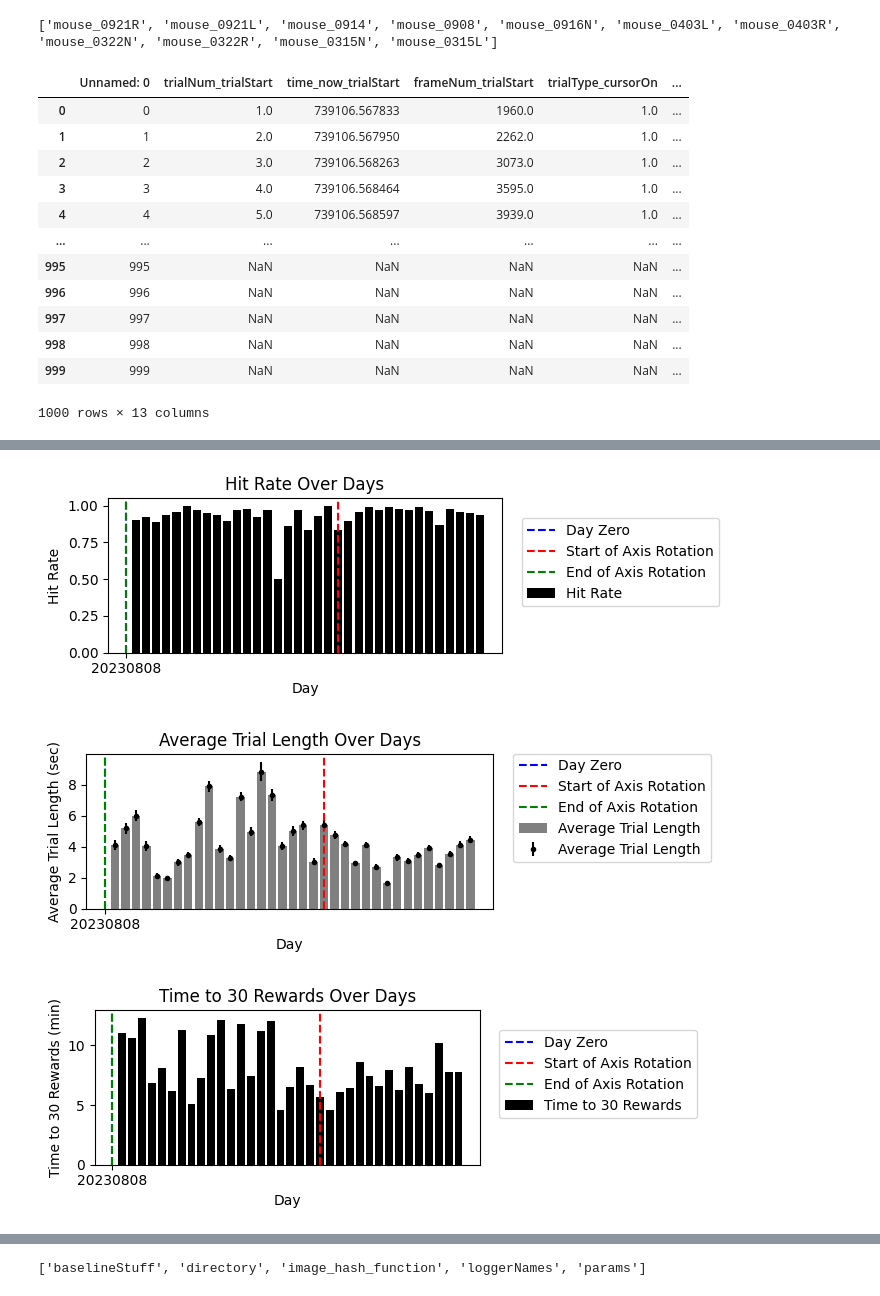
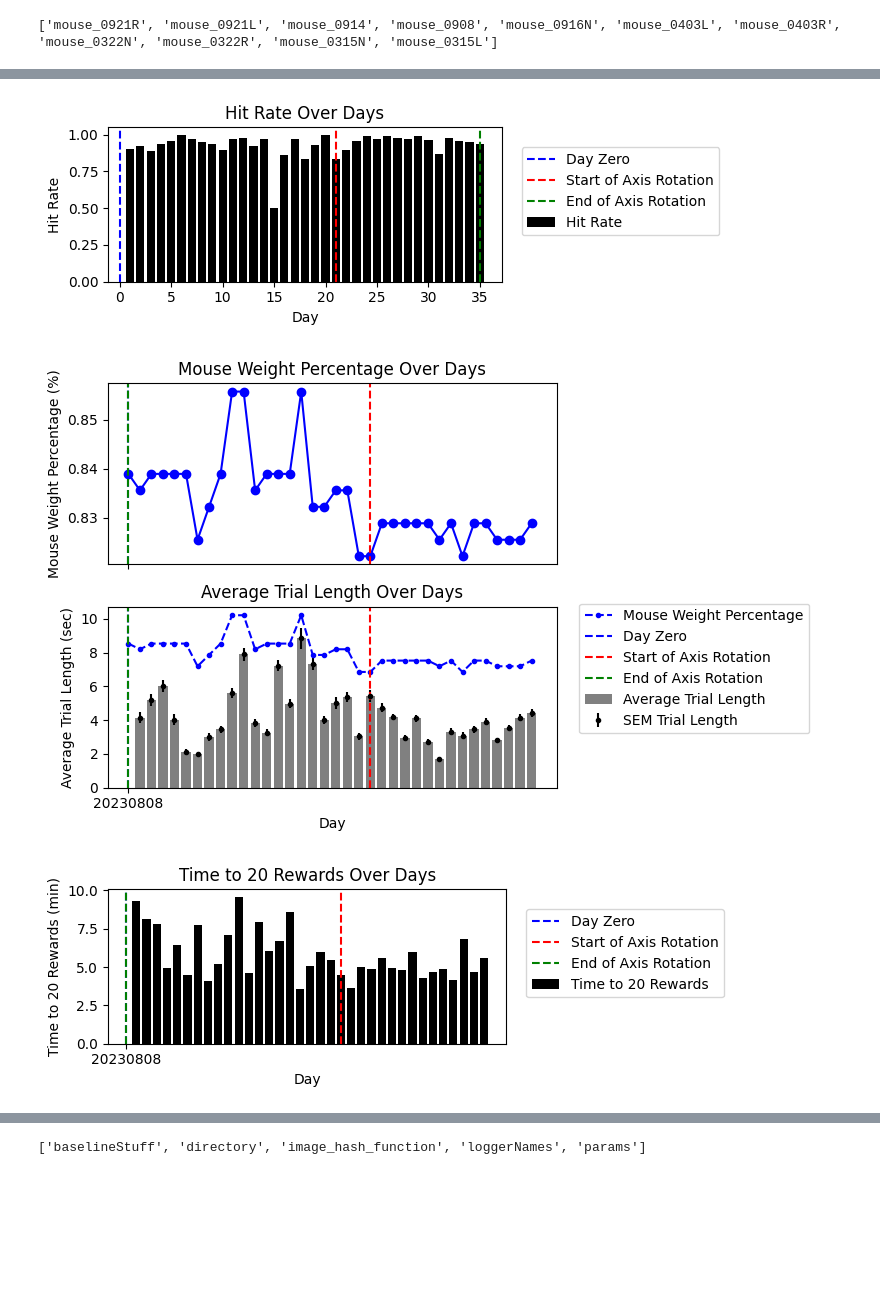
Before and after one commit to ArAbolghasemi/BCI_analysis, a Jupyter notebook: first_pass_analysis.ipynb, the cells around one changed output, grey strips where cells are left out. Saved outputs shown, nothing was run; the diff lists cells and outputs as text; code cells hidden in the pictures; blank space fills up the shorter version.

```diff
--- a/first_pass_analysis.ipynb
+++ b/first_pass_analysis.ipynb
@@ -200,22 +242,14 @@ for day_idx in range(len(day_list)):
 
 #trials = expLoggers['trials'].load()
 #trials
-# %%
-trials_df
-# %% [output]
-|  | Unnamed: 0 | trialNum_trialStart | time_now_trialStart | frameNum_trialStart | trialType_cursorOn | ... |
-| 0 | 0 | 1.0 | 739106.567833 | 1960.0 | 1.0 | ... |
-| 1 | 1 | 2.0 | 739106.567950 | 2262.0 | 1.0 | ... |
-| 2 | 2 | 3.0 | 739106.568263 | 3073.0 | 1.0 | ... |
-| 3 | 3 | 4.0 | 739106.568464 | 3595.0 | 1.0 | ... |
-| 4 | 4 | 5.0 | 739106.568597 | 3939.0 | 1.0 | ... |
-| ... | ... | ... | ... | ... | ... | ... |
-| 995 | 995 | NaN | NaN | NaN | NaN | ... |
-| 996 | 996 | NaN | NaN | NaN | NaN | ... |
-| 997 | 997 | NaN | NaN | NaN | NaN | ... |
-| 998 | 998 | NaN | NaN | NaN | NaN | ... |
-| 999 | 999 | NaN | NaN | NaN | NaN | ... |
-1000 rows × 13 columns
+# %%
+first_remaping_day = day_list[np.where(remapping_or_not)[0][0]] if np.any(remapping_or_not) else None
+end_remaping_phase = day_list[np.where(remapping_or_not)[0][-1]] if np.any(remapping_or_not) else None
+# valid_days are the days that  after or same as the day_zero
+first_remaping_day_idx = day_list.index(first_remaping_day)
+end_remaping_phase_idx = day_list.index(end_remaping_phase)
+stabel_control_days_idx = list(range(day_zero_idx, first_remaping_day_idx))
+remping_days_idx = list(range(first_remaping_day_idx, end_remaping_phase_idx+1))
 # %%
 # let makle a Stacked Bar plot of the reward rates gay is the active reward rate and blue is the total reward rate
 import matplotlib.pyplot as plt
@@ -224,8 +258,9 @@ plt.bar(range(len(all_reward_rate)), all_reward_rate, label="Total Reward Rate",
 plt.bar(range(len(active_reward_rate)), active_reward_rate, label="Active Reward Rate", color='black')
 # let have vertical lines to show the start and end of the axis rotation period
 plt.axvline(x=day_zero_idx, color='b', linestyle='--', label='Day Zero')
-plt.axvline(x=first_remaping_day_idx, color='r', linestyle='--', label='Start of Axis Rotation')
-plt.axvline(x=end_remaping_phase, color='g', linestyle='--', label='End of Axis Rotation')
+if first_remaping_day_idx is not None:
+    plt.axvline(x=first_remaping_day_idx, color='r', linestyle='--', label='Start of Axis Rotation')
+    plt.axvline(x=end_remaping_phase_idx, color='g', linestyle='--', label='End of Axis Rotation')
 plt.xlabel("Day")
 plt.ylabel("Reward Rate (rewards/min)")
 plt.title("Active vs Total Reward Rate Over Days")
@@ -240,8 +275,9 @@ plt.figure(figsize=(7, 2.5))
 plt.bar(range(len(hit_rate)), hit_rate, label="Hit Rate", color='black')
 # let have vertical lines to show the start and end of the axis rotation period
 plt.axvline(x=day_zero_idx, color='b', linestyle='--', label='Day Zero')
-plt.axvline(x=first_remaping_day_idx, color='r', linestyle='--', label='Start of Axis Rotation')
-plt.axvline(x=end_remaping_phase, color='g', linestyle='--', label='End of Axis Rotation')
+if first_remaping_day_idx is not None:
+    plt.axvline(x=first_remaping_day_idx, color='r', linestyle='--', label='Start of Axis Rotation')
+    plt.axvline(x=end_remaping_phase_idx, color='g', linestyle='--', label='End of Axis Rotation')
 plt.xlabel("Day")
 plt.ylabel("Hit Rate")
 plt.title("Hit Rate Over Days")
@@ -251,30 +287,36 @@ output_path = os.path.join(output_dir, f"{mouse_name}_hit_rate_over_days.png")
 plt.savefig(output_path, dpi=300)
 plt.show()
 
-# let plot the reward times over the day for a specific day
-
+# plot the average trial length over days, with error bars showing the standard error of the mean
+# in a 2 subplot that the top is the the plot of the waight percentage over days and the bottom is the average trial length over days(share the x axis)
+# let plot the weight percentage over days
 avrage_trial_length_sec = [np.nanmean(tirals_lengthInFrame_list[day_idx][trials_outcome_list[day_idx]==1]) / sampling_rate for day_idx in range(len(day_list))]
 sem_trial_length_sec = [np.nanstd(tirals_lengthInFrame_list[day_idx][trials_outcome_list[day_idx]==1]) / (sampling_rate * np.sqrt(len(tirals_lengthInFrame_list[day_idx][trials_outcome_list[day_idx]==1]))) for day_idx in range(len(day_list))]
-plt.figure(figsize=(7, 2.5))
-plt.bar(range(len(avrage_trial_length_sec)), avrage_trial_length_sec, label="Average Trial Length", color='gray')
-plt.errorbar(range(len(avrage_trial_length_sec)), avrage_trial_length_sec, yerr=sem_trial_length_sec, fmt='.', color='black', label="Average Trial Length")
-plt.xlabel("Day")
-plt.ylabel("Average Trial Length (sec)")
-plt.title("Average Trial Length Over Days")
+fig, ax = plt.subplots(2, 1, figsize=(8, 5), sharex=True)
+ax[0].plot(range(len(mouse_weight_persantage)), mouse_weight_persantage, label='', color='blue', marker='o')
+ax[0].set_ylabel("Mouse Weight Percentage (%)")
+ax[0].set_title("Mouse Weight Percentage Over Days")
+ax[1].bar(range(len(avrage_trial_length_sec)), avrage_trial_length_sec, label="Average Trial Length", color='gray')
+ax[1].errorbar(range(len(avrage_trial_length_sec)), avrage_trial_length_sec, yerr=sem_trial_length_sec, fmt='.', color='black', label="SEM Trial Length")
+ax[1].plot(range(len(mouse_weight_persantage)), (mouse_weight_persantage-np.mean(mouse_weight_persantage))*100+ 8,
+            label="Mouse Weight Percentage", color='blue', marker='.', linestyle='--')
+ax[1].set_xlabel("Day")
+ax[1].set_ylabel("Average Trial Length (sec)")
+ax[1].set_title("Average Trial Length Over Days")
 # let have vertical lines to show the start and end of the axis rotation period
-plt.axvline(x=day_zero_idx, color='b', linestyle='--', label='Day Zero')
-plt.axvline(x=first_remaping_day_idx, color='r',
-    linestyle='--', label='Start of Axis Rotation')
-plt.axvline(x=end_remaping_phase, color='g', linestyle='--', label='End of Axis Rotation')
-plt.legend(loc= [1.05, .3])
+for a in ax:
+    a.axvline(x=day_zero_idx, color='b', linestyle='--', label='Day Zero')
+    a.axvline(x=first_remaping_day_idx, color='r', linestyle='--', label='Start of Axis Rotation')
+    a.axvline(x=end_remaping_phase, color='g', linestyle='--', label='End of Axis Rotation')
+ax[1].legend(loc= [1.05, .3])
 plt.tight_layout()
-output_path = os.path.join(output_dir, f"{mouse_name}_average_trial_length_over_days.png")
+output_path = os.path.join(output_dir, f"{mouse_name}_weight_and_trial_length_over_days.png")
 plt.savefig(output_path, dpi=300)
 plt.show()
 
 # let plot the time it need to rich 30 rewards in each day
 plt.figure(figsize=(7, 2.5))
-k_rewards = 30
+k_rewards = 20
 time_to_k_rewards_min = [active_reward_times_min_list[day_idx][k_rewards-1] if len(active_reward_times_min_list[day_idx]) >= k_rewards else np.nan for day_idx in range(len(day_list))]
 plt.bar(range(len(time_to_k_rewards_min)), time_to_k_rewards_min, label=f"Time to {k_rewards} Rewards", color='black')
 # let have vertical lines to show the start and end of the axis rotation period
@@ -294,3 +336,3 @@ plt.show()
-[figure, old version]
+[figure, new version]
-[figure, old version]
+[figure, new version]
-[figure, old version]
+[figure, new version]
```
Also changed, not shown: parts of 13 cells of this notebook, 1 other file.
